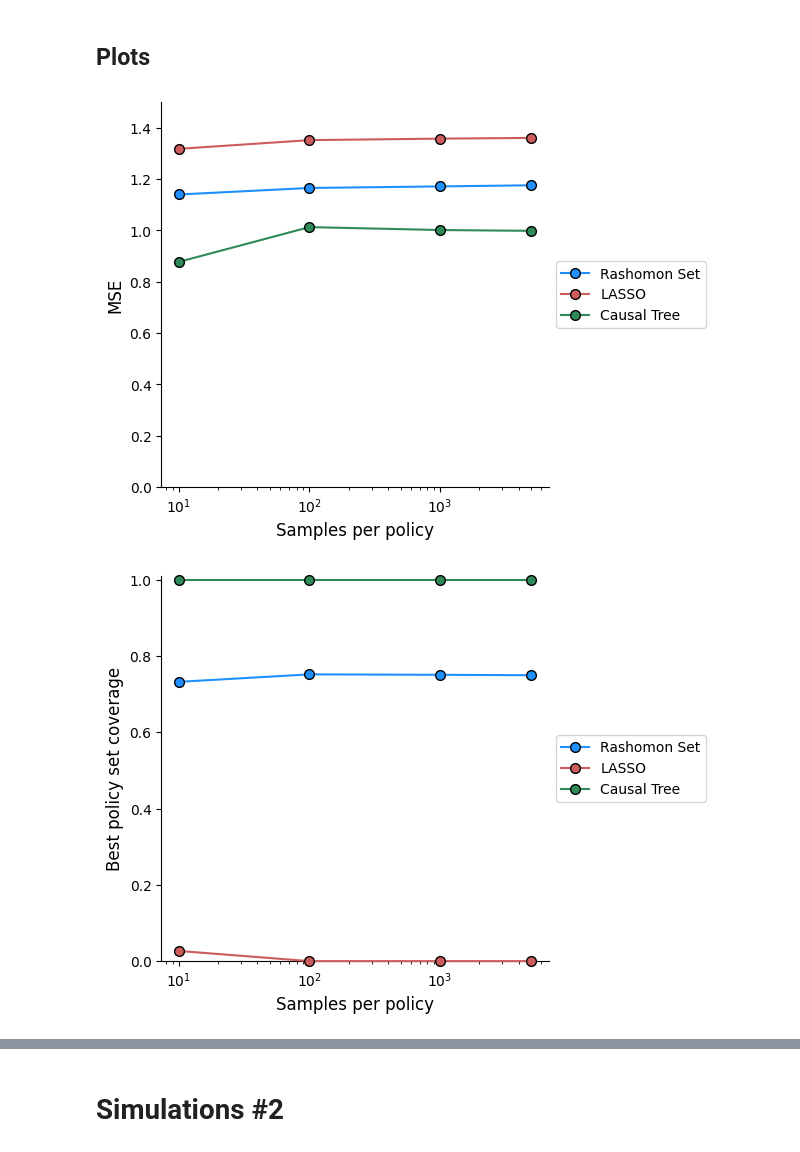
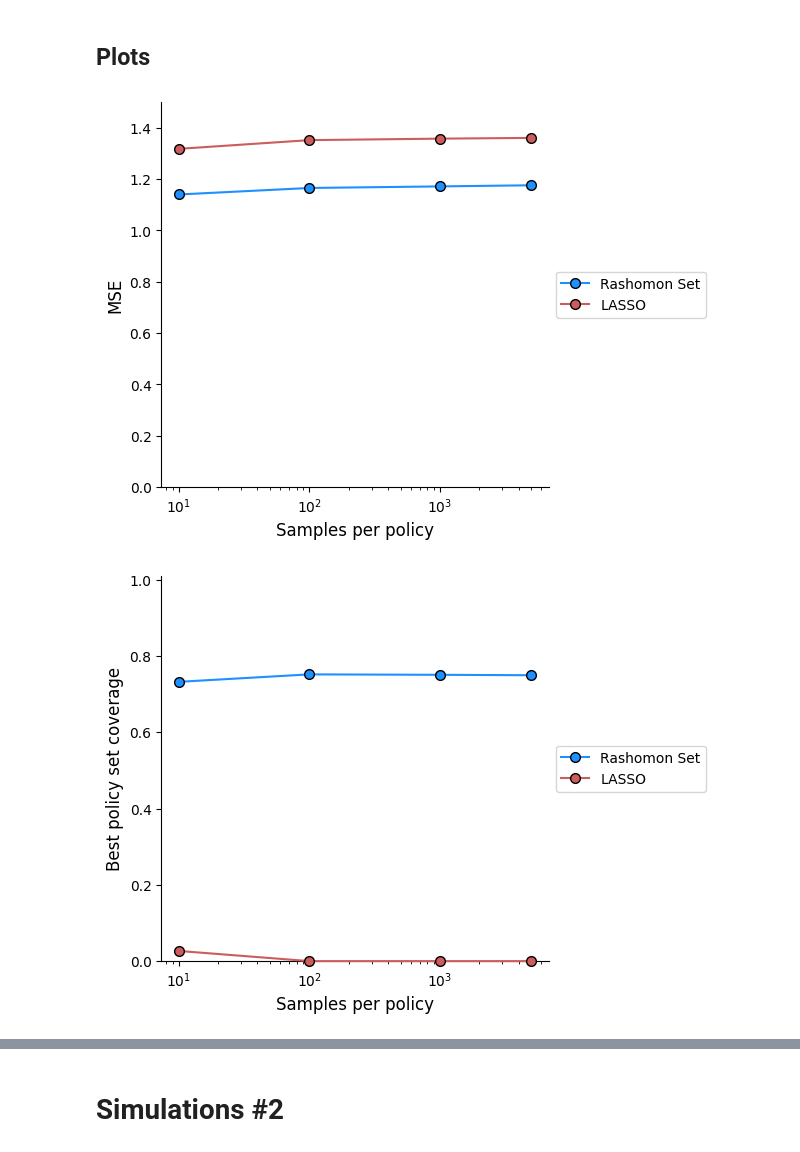
Before and after one commit to AparaV/rashomon-partition-sets, a Jupyter notebook: Code/analyze_results.ipynb, the cells around one changed output, grey strips where cells are left out. Drawn from its saved outputs; the diff is of its cells as text; code cells hidden in the pictures.

```diff
--- a/Code/analyze_results.ipynb
+++ b/Code/analyze_results.ipynb
@@ -189,10 +189,10 @@ ax.plot(lasso_df["n_per_pol"], lasso_df["MSE_mean"],
         marker="o", markeredgecolor="black", markersize=7,
         label="LASSO")
 
-ax.plot(ct_df["n_per_pol"], ct_df["MSE_mean"],
-        color="seagreen", zorder=3.5, clip_on=False,
-        marker="o", markeredgecolor="black", markersize=7,
-        label="Causal Tree")
+# ax.plot(ct_df["n_per_pol"], ct_df["MSE_mean"],
+#         color="seagreen", zorder=3.5, clip_on=False,
+#         marker="o", markeredgecolor="black", markersize=7,
+#         label="Causal Tree")
 
 ax.set_xscale("log")
 ax.set_xlabel("Samples per policy", fontsize=12)
@@ -204,38 +204,38 @@ ax.legend(loc="center left", bbox_to_anchor=(1, 0.5))
 # plt.savefig("../Figures/worst_case/MSE.png", dpi=300, bbox_inches="tight")
 plt.show()
 # %% [output]
-[figure, old version]
+[figure, new version]
 # %%
 fig, ax = plt.subplots(figsize=(5,5))
 
 ax.spines[['right', 'top']].set_visible(False)
 
 ax.plot(rashomon_df["n_per_pol"], rashomon_df["IOU_mean"],
         color="dodgerblue", zorder=1,
         marker="o", markeredgecolor="black", markersize=7,
         label="Rashomon Set")
 
 ax.plot(lasso_df["n_per_pol"], lasso_df["IOU_mean"],
         color="indianred", zorder=3, clip_on=False,
         marker="o", markeredgecolor="black", markersize=7,
         label="LASSO")
 
-ax.plot(ct_df["n_per_pol"], ct_df["IOU_mean"],
-        color="seagreen", zorder=3.5, clip_on=False,
-        marker="o", markeredgecolor="black", markersize=7,
-        label="Causal Tree")
+# ax.plot(ct_df["n_per_pol"], ct_df["IOU_mean"],
+#         color="seagreen", zorder=3.5, clip_on=False,
+#         marker="o", markeredgecolor="black", markersize=7,
+#         label="Causal Tree")
 
 ax.set_xscale("log")
 ax.set_xlabel("Samples per policy", fontsize=12)
 ax.set_ylim(0, 1.01)
 ax.set_ylabel("Best policy set coverage", fontsize=12)
 
 ax.legend(loc="center left", bbox_to_anchor=(1, 0.5))
 
 # plt.savefig("../Figures/worst_case/policy_coverage.png", dpi=300, bbox_inches="tight")
 plt.show()
 # %% [output]
-[figure, old version]
+[figure, new version]
 # %%
 fig, ax = plt.subplots(figsize=(5,5))
 
```
Also changed, not shown: parts of 18 cells of this notebook, 18 other files.
